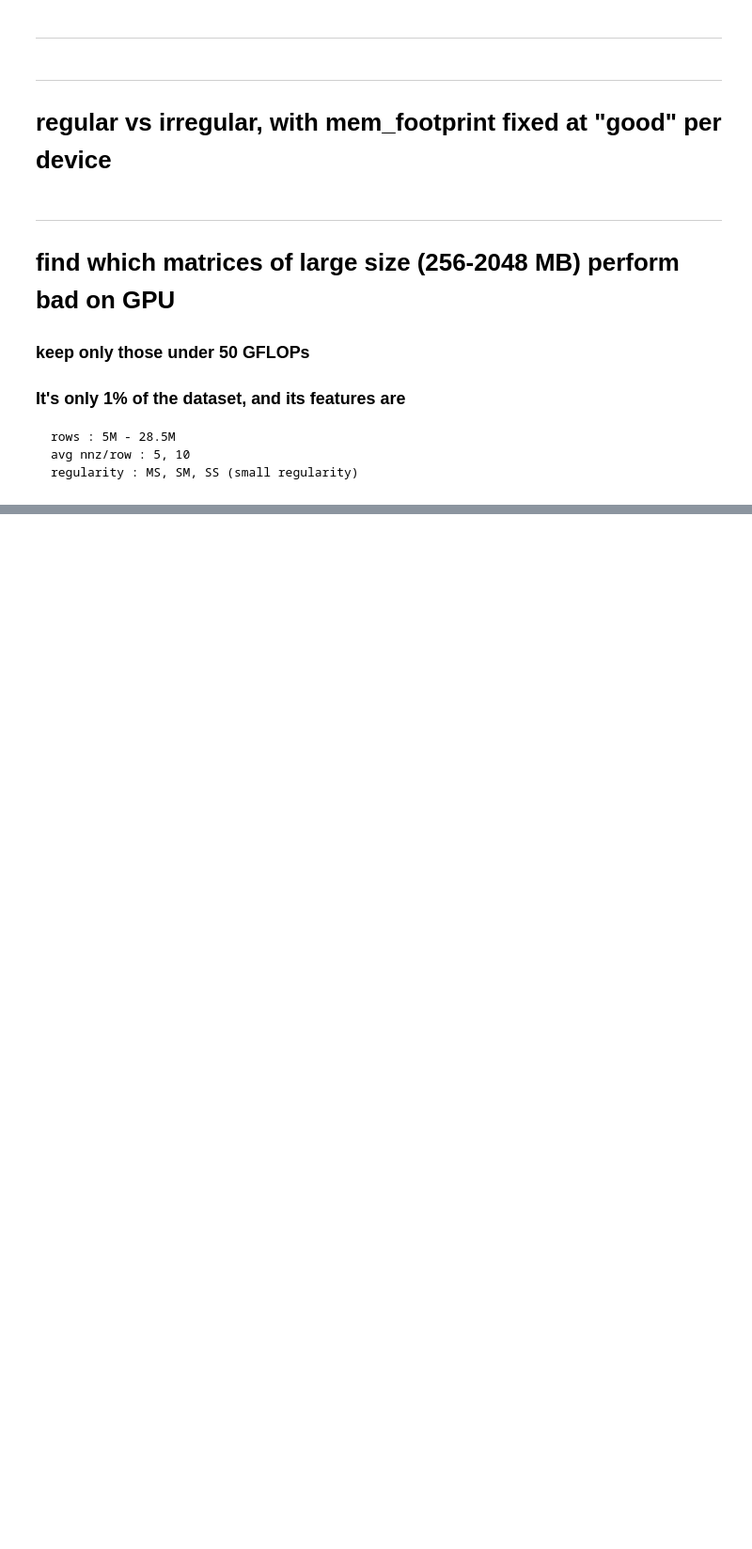
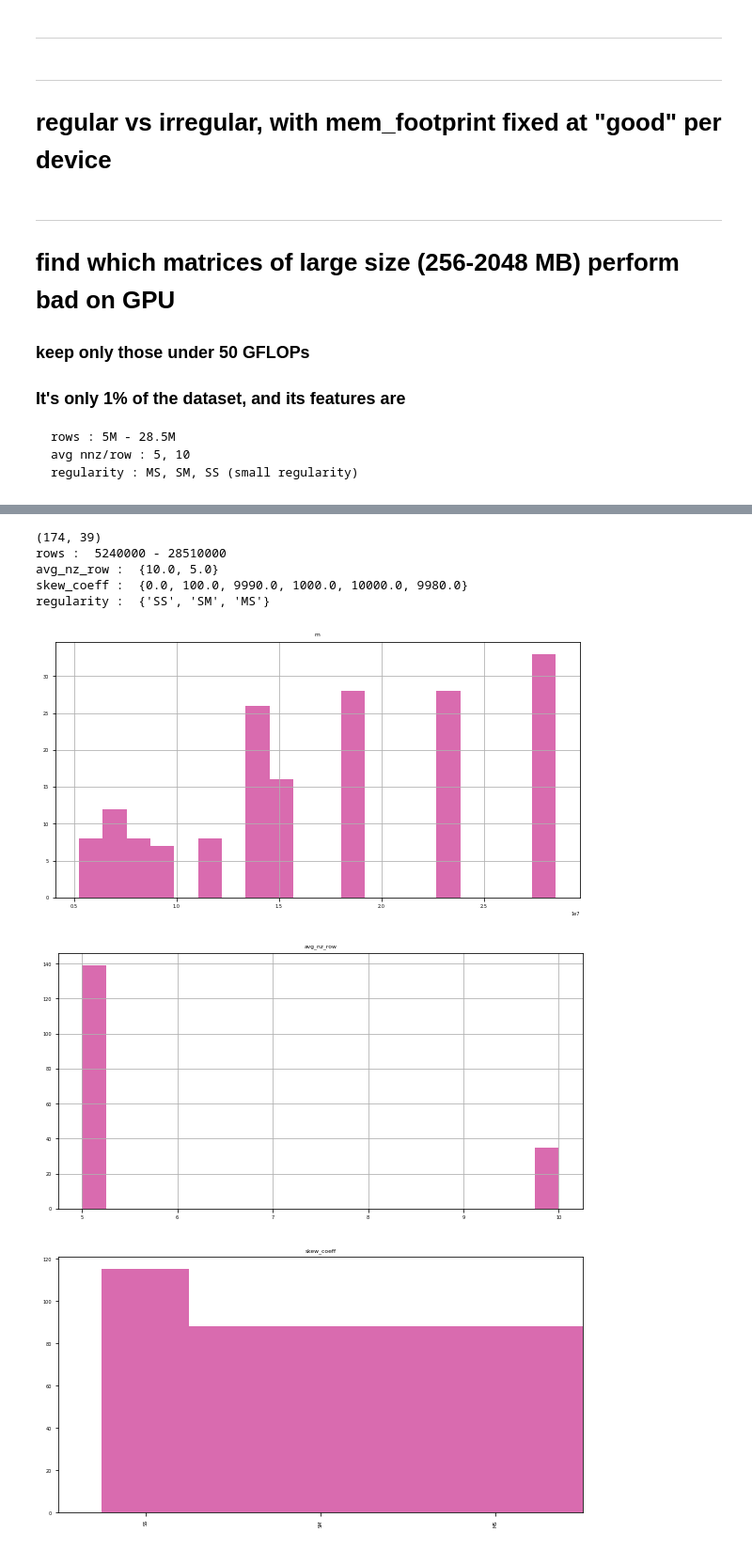
Before and after one commit to cslab-ntua/SpMV-Research, a Jupyter notebook: results_visualization/synthetic_plotter.ipynb, the cells around one changed output, grey strips where cells are left out. Shown at 94% size. Saved outputs shown, nothing was run; the diff lists cells and outputs as text; code cells hidden in the pictures; blank space fills up the shorter version.

```diff
--- a/results_visualization/synthetic_plotter.ipynb
+++ b/results_visualization/synthetic_plotter.ipynb
@@ -446,0 +540,4 @@ Wall time: 1min 26s
+# %%
+groupreps_backup = groupreps
+# %%
+groupreps = groupreps_backup
@@ -1014,12 +1138,12 @@ Alveo-U280       26.55
 # %%
-    # ranges_dev = ['Tesla-A100', 'Tesla-V100', 'AMD-EPYC', 'ARM-NEON', 'Alveo-U280']
-    # ranges_dev = ['Tesla-A100', 'AMD-EPYC1', 'INTEL-GOLD2', 'ARM-NEON', 'Alveo-U280']
-    ranges_dev = ['Tesla-V100', 'Tesla-A100', 'AMD-HAWK', 'AMD-EPYC1', 'ARM-NEON', 'Alveo-U280']
-
-    print('Max performance per System')
-    for system in ranges_dev:
-        tmp = group_system_best[group_system_best['System']==system]
-        print(system, '\t', round(tmp['gflops'].max()))
+# ranges_dev = ['Tesla-A100', 'Tesla-V100', 'AMD-EPYC', 'ARM-NEON', 'Alveo-U280']
+# ranges_dev = ['Tesla-A100', 'AMD-EPYC1', 'INTEL-GOLD2', 'ARM-NEON', 'Alveo-U280']
+ranges_dev = ['Tesla-V100', 'Tesla-A100', 'AMD-HAWK', 'AMD-EPYC1', 'ARM-NEON', 'POWER9', 'Alveo-U280']
+groupdata = group_system_best
+print('Max performance per System')
+for system in ranges_dev:
+    tmp = groupdata[groupdata['System']==system]
+    print(system, '\t', round(tmp['gflops'].max()))
 # %% [output]
 Max performance per System
 Tesla-V100       130
@@ -1030,24 +1155 @@ ARM-NEON         144
 Alveo-U280       30
-# %%
-    def plot_dev_perf(group_system, pcg, what):
-        # Q0 : System Comparison
-        system2, system = 'System Comparison', ''
-        plot_x_axis = ['System']
-
-        plot_y_axis = ['gflops','A_mem_footprint','m', 'avg_nz_row', 'skew_coeff', 'avg_num_neighbours', 'cross_row_similarity']
-        # plot_y_axis = ['gflops','A_mem_footprint', 'avg_nz_row', 'skew_coeff', 'regularity']# , 'avg_num_neighbours', 'cross_row_similarity']
-        plot_id = system2
-        # plot synthetic dataset only
-        select_criterion = (group_system['friends'] == False)
-
-        select_str = 'Comparison of SpMV-'+what+str(pcg)+'% for each device'
-        group_system_select = group_system[select_criterion]
-        group_system_select = group_system_select.round({"A_mem_footprint":-2})
-        # group_system_select = group_system_select.round({"m":-5})
-        group_system_select = group_system_select.round({"avg_nz_row":-1})
-        group_system_select = group_system_select.round({"skew_coeff":-3})
-        # group_system_select = group_system_select.round({"avg_num_neighbours":1})
-        # group_system_select = group_system_select.round({"cross_row_similarity":1})
-
-        harry_plotter('box', group_system_select, plot_x_axis, plot_y_axis, select_str, plot_id, hue_hue = 'System', hue_hue_order = ranges_dev, dodge=False)
-        # harry_plotter('violin', group_system_select, plot_x_axis, plot_y_axis, select_str, plot_id, hue_hue = 'System', hue_hue_order = ranges_dev, dodge=False)
@@ -3224,5 +3327,14 @@ Vendor    2.91 - 143.64
 # %%
-    find_bad_features_system('Tesla-A100', 100)
+find_bad_features_system('Tesla-A100', 50)
+# %% [output]
+(174, 39)
+rows :  5240000 - 28510000
+avg_nz_row :  {10.0, 5.0}
+skew_coeff :  {0.0, 100.0, 9990.0, 1000.0, 10000.0, 9980.0}
+regularity :  {'SS', 'SM', 'MS'}
+[figure, added]
+[figure, added]
+[figure, added]
 # %%
 plt.rc('figure', figsize=(width,height))
 plt.rcParams["font.size"] = font
```
Also changed, not shown: parts of 80 cells of this notebook, 46 other files.
